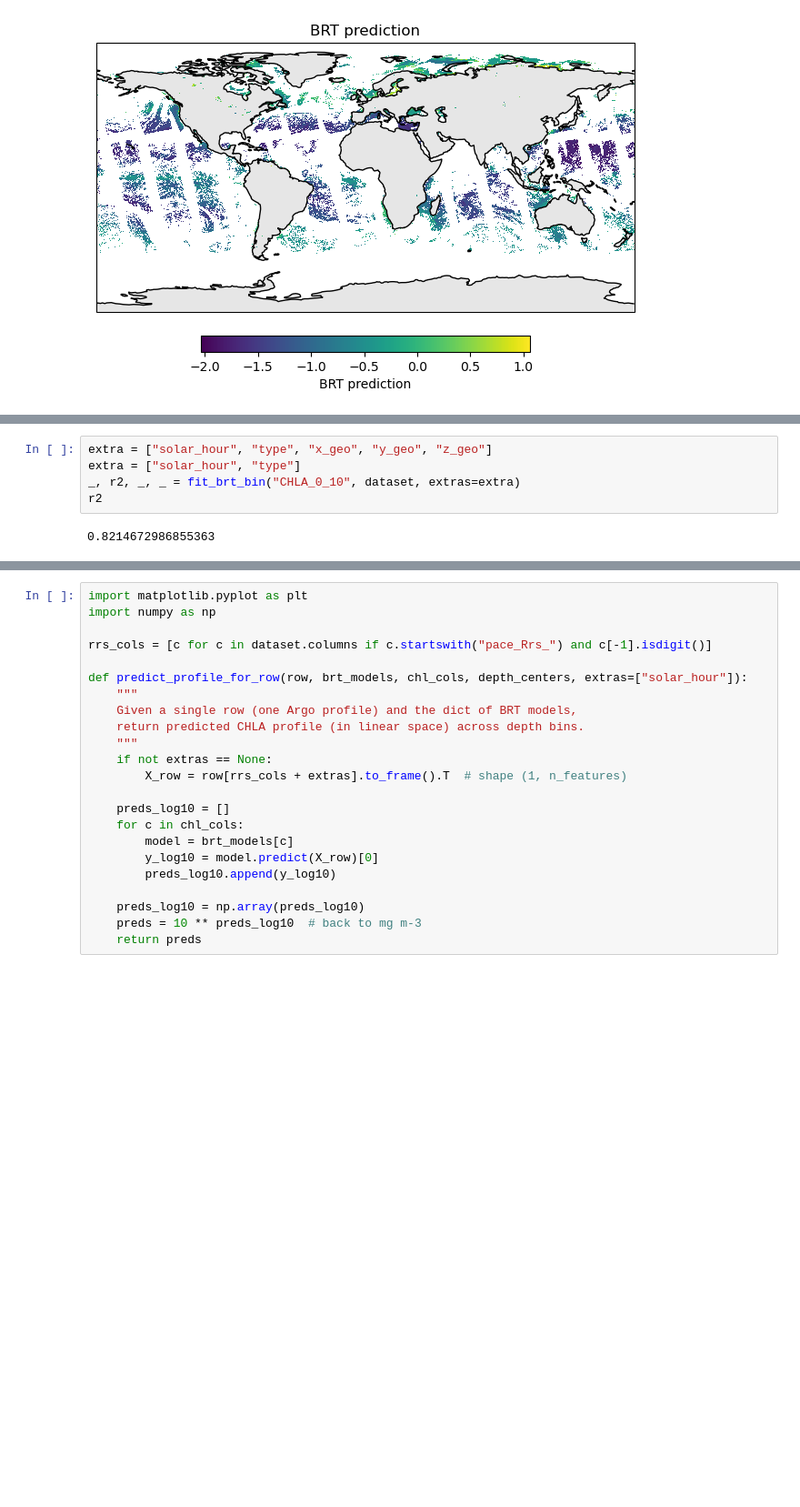
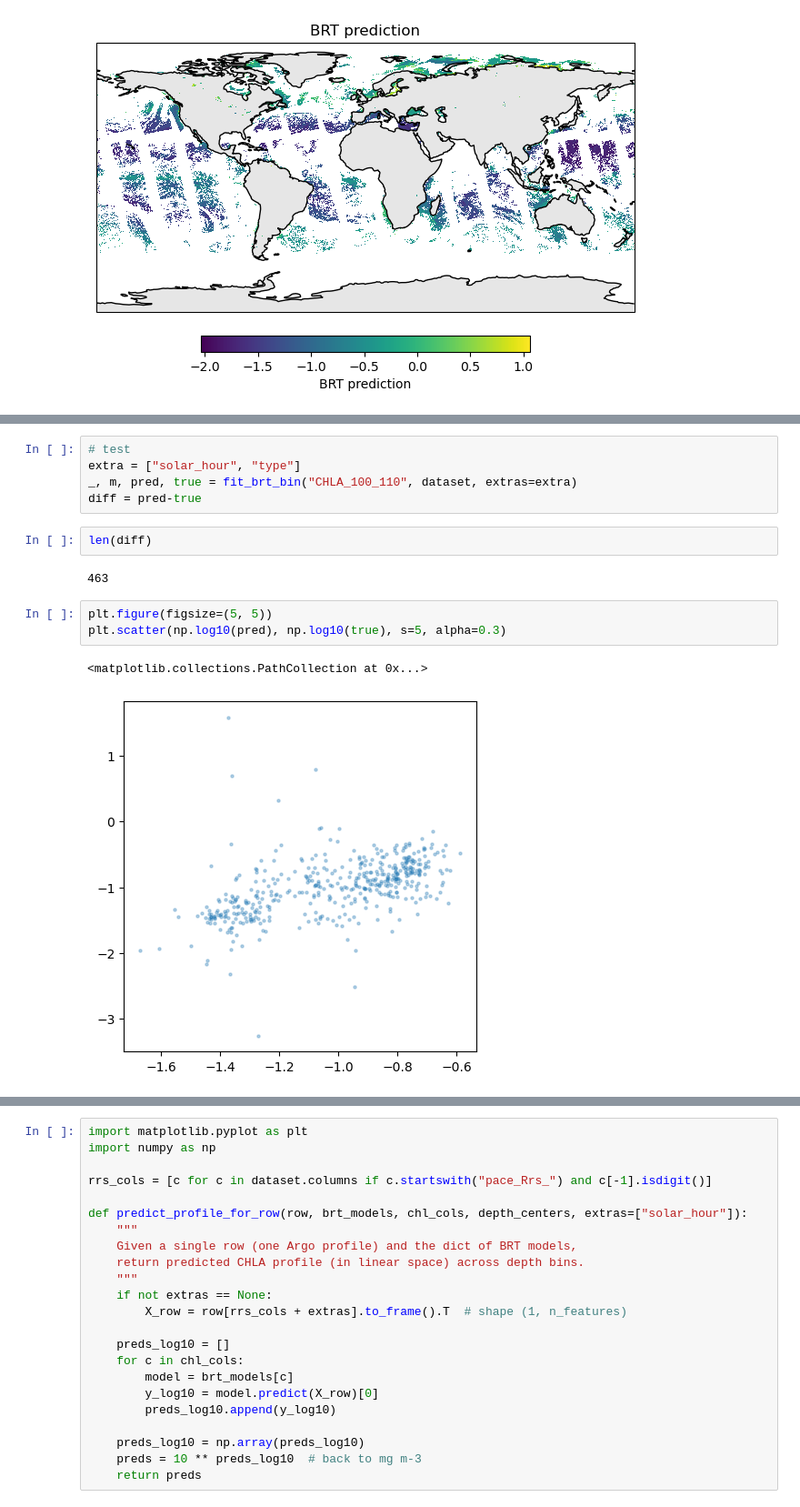
Before and after one commit to fish-pace/chla-z, a Jupyter notebook: BRT_OOI_CHLA.ipynb, the cells around one changed output, grey strips where cells are left out. Shown at 91% size. Cells and saved outputs as stored; diff of their text form; blank space fills up the shorter version.

```diff
--- a/BRT_OOI_CHLA.ipynb
+++ b/BRT_OOI_CHLA.ipynb
@@ -870,7 +876,15 @@ def fit_brt_bin(var, dataset, seed=42, extras=["solar_hour", "type"]):
-# %%
-extra = ["solar_hour", "type", "x_geo", "y_geo", "z_geo"]
-extra = ["solar_hour", "type"]
-_, r2, _, _ = fit_brt_bin("CHLA_0_10", dataset, extras=extra)
-r2
-# %% [output]
-0.8214672986855363
+# %%
+# test
+extra = ["solar_hour", "type"]
+_, m, pred, true = fit_brt_bin("CHLA_100_110", dataset, extras=extra)
+diff = pred-true
+# %%
+len(diff)
+# %% [output]
+463
+# %%
+plt.figure(figsize=(5, 5))
+plt.scatter(np.log10(pred), np.log10(true), s=5, alpha=0.3)
+# %% [output]
+<matplotlib.collections.PathCollection at 0x...>
+[figure, added]
```
Also changed, not shown: parts of 31 cells of this notebook.
